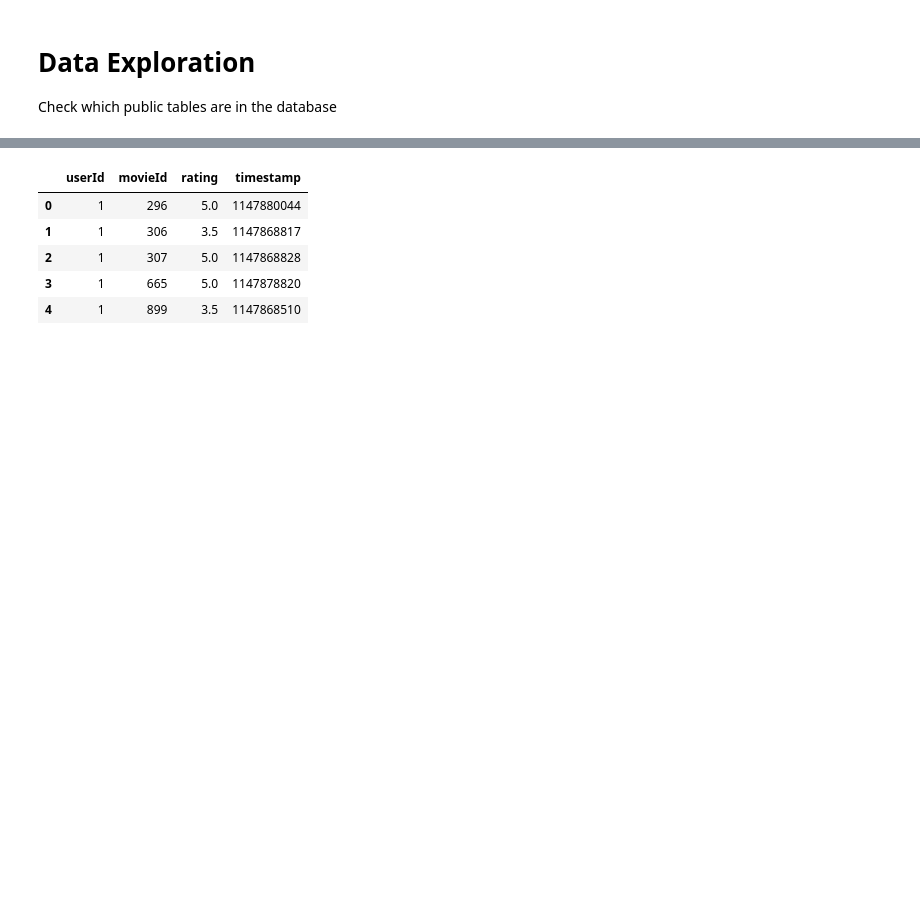
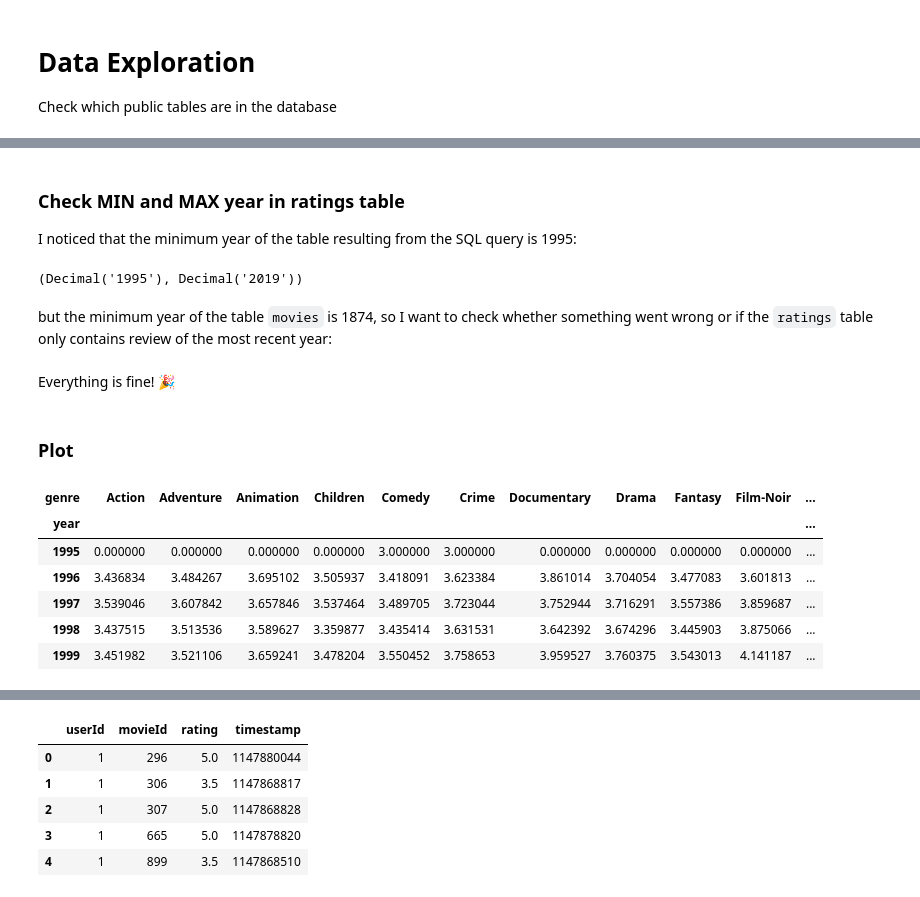
Before and after one commit to lorenz-gorini/bbva_assignment, a Jupyter notebook: notebooks/get_dataset.ipynb, the cells around one changed output, grey strips where cells are left out. Saved outputs shown, nothing was run; the diff lists cells and outputs as text; code cells hidden in the pictures; blank space fills up the shorter version.

```diff
--- a/notebooks/get_dataset.ipynb
+++ b/notebooks/get_dataset.ipynb
@@ -48,0 +58,3 @@ print(record)
+# %%
+movies_df = run_sql_command("SELECT * FROM movies;", conn)
+movies_df = pd.DataFrame(movies_df, columns=movies_columns)
@@ -53,0 +492,26 @@ print(record)
+# %%
+avg_rating_by_genre_year = run_sql_command(
+    """
+    SELECT z.genre, z.year, AVG(z.rating) AS avg_rating
+    FROM (
+        SELECT m.movie_id, m.title, unnest(string_to_array(m.genres, '|')) AS genre, r.year, r.rating
+        FROM (
+            SELECT * FROM movies
+            WHERE genres != '(no genres listed)'
+        ) AS m
+        JOIN (
+            SELECT EXTRACT(YEAR FROM timestamp) AS year, rating, movie_id
+            FROM ratings
+        ) AS r
+        ON m.movie_id = r.movie_id
+    ) as z
+    GROUP BY z.genre, z.year;
+    """,
+    conn,
+    connection_params=params,
+)
+# %%
+avg_rating_by_genre_year_df = pd.DataFrame(
+    avg_rating_by_genre_year, columns=["genre", "year", "avg_rating"]
+)
+avg_rating_by_genre_year_df.head()
@@ -53,0 +525,9 @@ print(record)
+# %% [markdown]
+### Check MIN and MAX year in ratings table
+I noticed that the minimum year of the table resulting from the SQL query is 1995:
+# %%
+avg_rating_by_genre_year_df["year"].min(), avg_rating_by_genre_year_df["year"].max()
+# %% [output]
+(Decimal('1995'), Decimal('2019'))
+# %% [markdown]
+but the minimum year of the table `movies` is 1874, so I want to check whether something went wrong or if the `ratings` table only contains review of the most recent year:
@@ -53,0 +548,25 @@ print(record)
+# %% [markdown]
+Everything is fine! 🎉
+# %% [markdown]
+### Plot
+# %%
+# Pivot the table to get the genres as columns
+avg_rating_by_genre_year_df_pivot = avg_rating_by_genre_year_df.pivot(
+    index="year", columns="genre", values="avg_rating"
+)
+# Filling missing values with 0
+avg_rating_by_genre_year_df_pivot = avg_rating_by_genre_year_df_pivot.fillna(0)
+# Sort years in ascending order
+avg_rating_by_genre_year_df_pivot = avg_rating_by_genre_year_df_pivot.sort_index(axis=1)
+avg_rating_by_genre_year_df_pivot.index = (
+    avg_rating_by_genre_year_df_pivot.index.astype(int)
+)
+avg_rating_by_genre_year_df_pivot.head()
+# %% [output]
+| genre | Action | Adventure | Animation | Children | Comedy | Crime | Documentary | Drama | Fantasy | Film-Noir | ... |
+| year |  |  |  |  |  |  |  |  |  |  | ... |
+| 1995 | 0.000000 | 0.000000 | 0.000000 | 0.000000 | 3.000000 | 3.000000 | 0.000000 | 0.000000 | 0.000000 | 0.000000 | ... |
+| 1996 | 3.436834 | 3.484267 | 3.695102 | 3.505937 | 3.418091 | 3.623384 | 3.861014 | 3.704054 | 3.477083 | 3.601813 | ... |
+| 1997 | 3.539046 | 3.607842 | 3.657846 | 3.537464 | 3.489705 | 3.723044 | 3.752944 | 3.716291 | 3.557386 | 3.859687 | ... |
+| 1998 | 3.437515 | 3.513536 | 3.589627 | 3.359877 | 3.435414 | 3.631531 | 3.642392 | 3.674296 | 3.445903 | 3.875066 | ... |
+| 1999 | 3.451982 | 3.521106 | 3.659241 | 3.478204 | 3.550452 | 3.758653 | 3.959527 | 3.760375 | 3.543013 | 4.141187 | ... |
```
Also changed, not shown: parts of 46 cells of this notebook, 2 other files.
